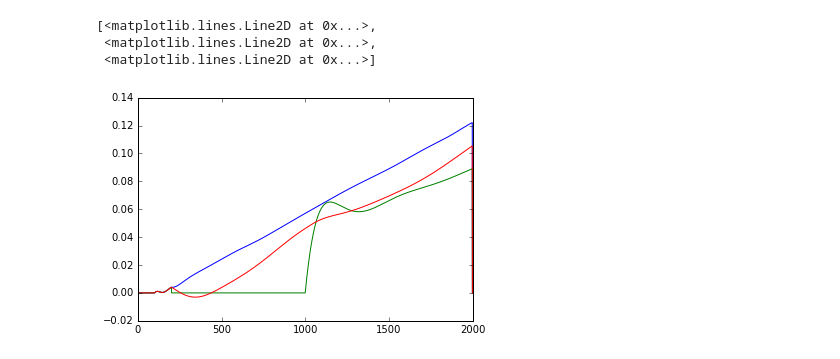
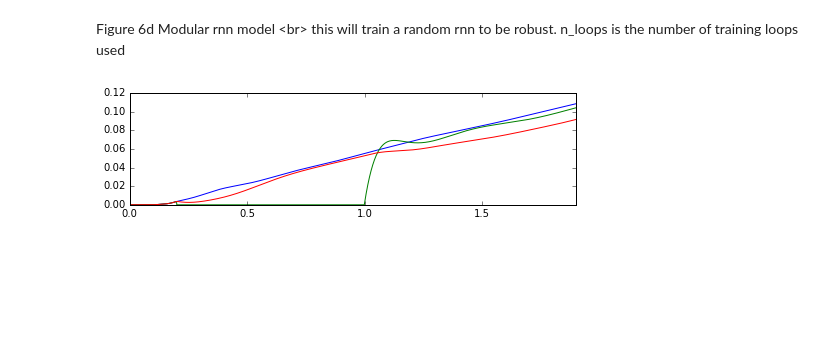
Before and after one commit to kpdaie/LiDaie, a Jupyter notebook: Fig6_models.ipynb, the cells around one changed output. Drawn from its saved outputs; the diff is of its cells as text; code cells hidden in the pictures; blank space fills up the shorter version.

```diff
--- a/Fig6_models.ipynb
+++ b/Fig6_models.ipynb
@@ -63,7 +27,7 @@ array([[  3.45532186e-01,  -7.54341721e-04,  -3.61675714e-04, ...,
-# %%
-plt.plot(Z[:,4,0,[0,1,2]])
-# %% [output]
-[<matplotlib.lines.Line2D at 0x...>,
- <matplotlib.lines.Line2D at 0x...>,
- <matplotlib.lines.Line2D at 0x...>]
-[figure, removed]
+# %% [markdown]
+Figure 6d Modular rnn model <br\> this will train a random rnn to be robust. n_loops is the number of training loops used
+# %%
+n_loops = 10;plt.figure(num = 3,figsize = (8,2))
+modular_rnn_model(n_loops)
+# %% [output]
+[figure, added]
```
Also changed, not shown: parts of 12 cells of this notebook.
